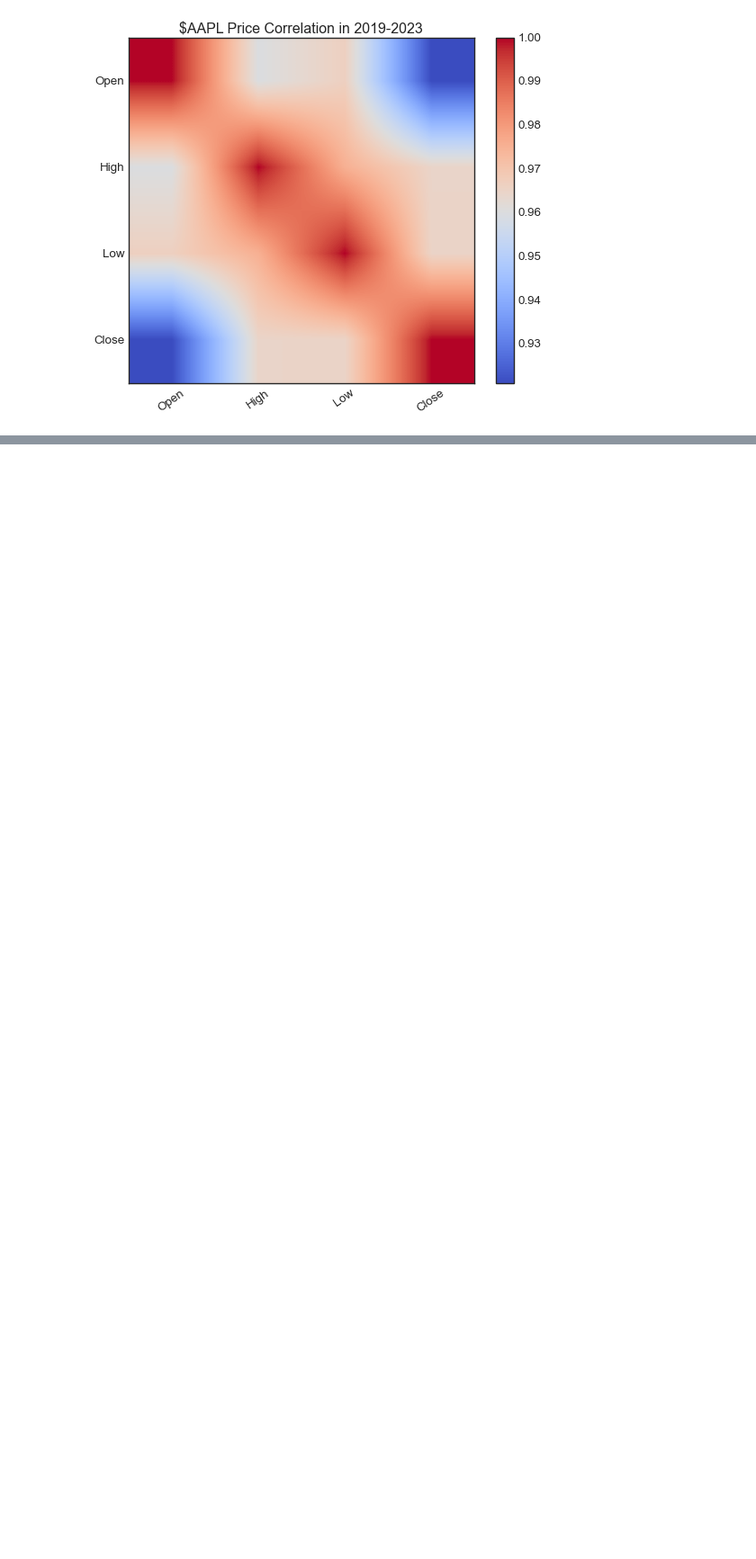
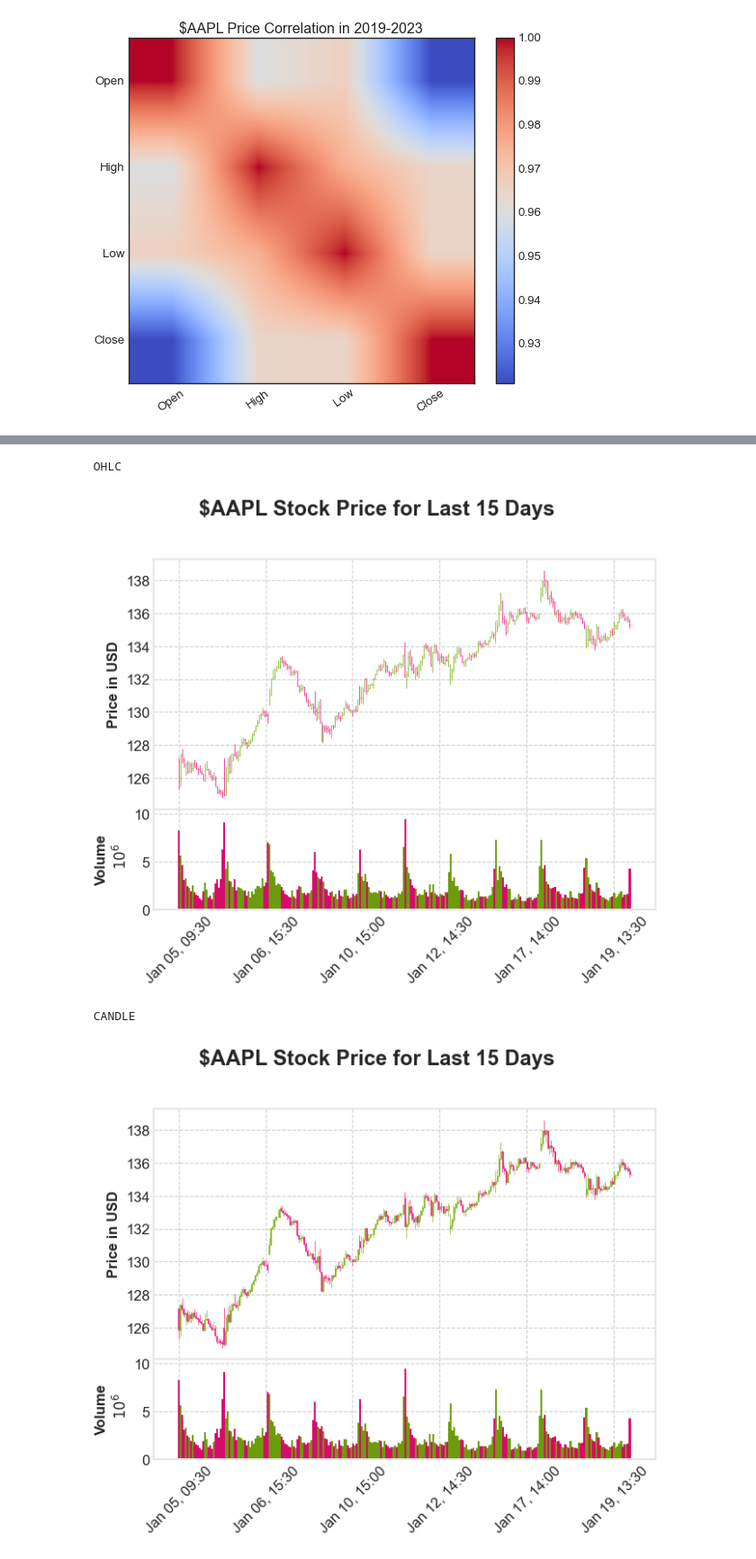
Before and after one commit to bilalonur/financial-visualization, a Jupyter notebook: finance-visualization.ipynb, the cells around one changed output, grey strips where cells are left out. Shown at 90% size. Drawn from its saved outputs; the diff is of its cells as text; code cells hidden in the pictures; blank space fills up the shorter version.

```diff
--- a/finance-visualization.ipynb
+++ b/finance-visualization.ipynb
@@ -235,0 +296,10 @@ plt.show()
+# %%
+types = ['ohlc','candle','line','renko','pnf']
+for typ in types:
+    print("\n",typ.upper(),"\n") # Print name of type
+    mpf.plot(stock_data, type=typ, style='binance', volume=True, title='$'+stock_symbol+' Stock Price for Last 15 Days', ylabel='Price in USD', ylabel_lower='Volume')
+# %% [output]
+ OHLC
+[figure, added]
+ CANDLE
+[figure, added]
```
Also changed, not shown: parts of 23 cells of this notebook, 1 other file.
